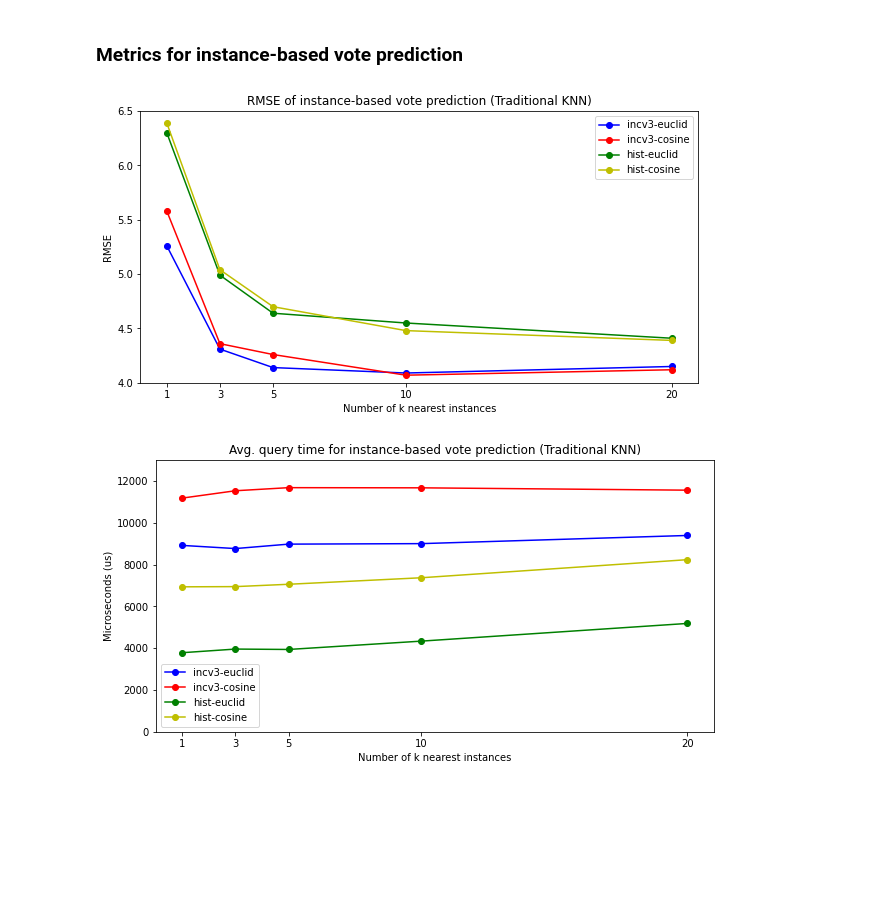
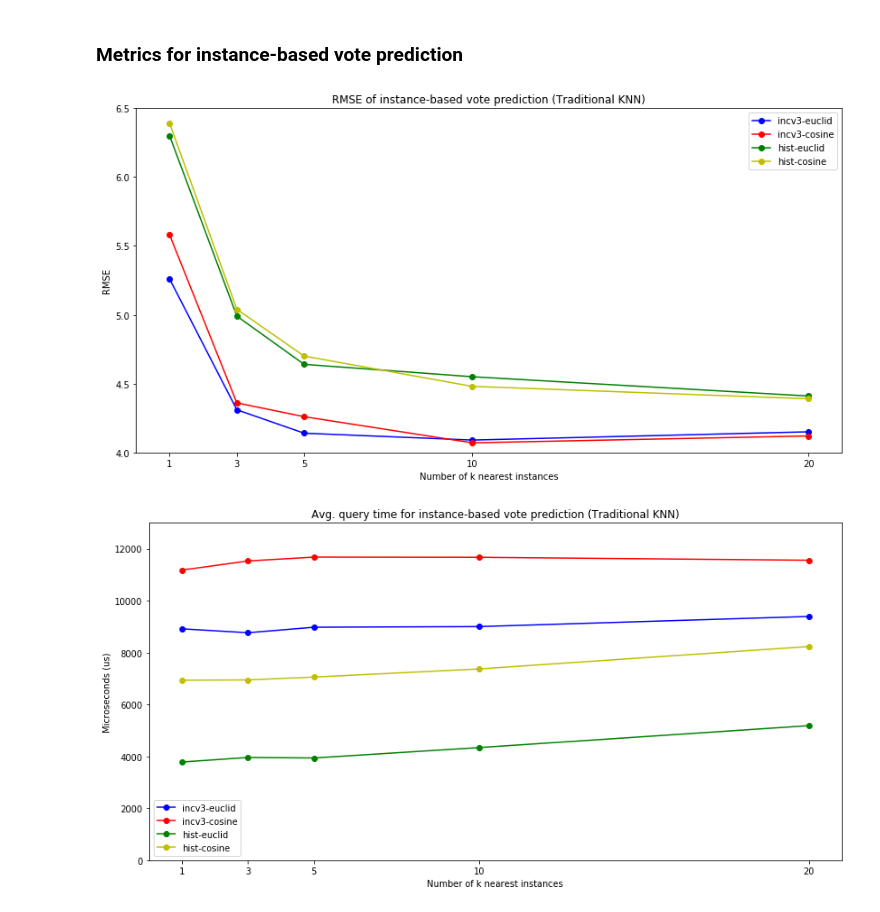
Before and after one commit to EstebanBrito/xai-ucm-unsup, a Jupyter notebook: notebooks/others/Figures.ipynb, the cells around one changed output. Drawn from its saved outputs; the diff is of its cells as text; code cells hidden in the pictures; blank space fills up the shorter version.

```diff
--- a/notebooks/others/Figures.ipynb
+++ b/notebooks/others/Figures.ipynb
@@ -102,23 +102,23 @@ plt.show()
 # %% [markdown]
 ### Metrics for instance-based vote prediction
 # %%
-plt.figure(figsize=(10, 5))
+plt.figure(figsize=(14, 7))
 plt.plot(k_values_knn, rmse_knn['incv3_feats_euclid'], 'b-o', label='incv3-euclid')
 plt.plot(k_values_knn, rmse_knn['incv3_feats_cosine'], 'r-o', label='incv3-cosine')
 plt.plot(k_values_knn, rmse_knn['color_hist_euclid'], 'g-o', label='hist-euclid')
 plt.plot(k_values_knn, rmse_knn['color_hist_cosine'], 'y-o', label='hist-cosine')
 plt.xlim(0, 21)
 plt.ylim(4.0, 6.5)
 plt.xticks(k_values_knn)
 plt.xlabel('Number of k nearest instances')
 plt.ylabel('RMSE')
 plt.legend()
 plt.title('RMSE of instance-based vote prediction (Traditional KNN)')
 plt.show()
 # %% [output]
-[figure, old version]
+[figure, new version]
 # %%
-plt.figure(figsize=(10, 5))
+plt.figure(figsize=(14, 7))
 plt.plot(k_values_knn, times_knn['incv3_feats_euclid'], 'b-o', label='incv3-euclid')
 plt.plot(k_values_knn, times_knn['incv3_feats_cosine'], 'r-o', label='incv3-cosine')
 plt.plot(k_values_knn, times_knn['color_hist_euclid'], 'g-o', label='hist-euclid')
@@ -132,4 +132,4 @@ plt.legend()
 plt.title('Avg. query time for instance-based vote prediction (Traditional KNN)')
 plt.show()
 # %% [output]
-[figure, old version]
+[figure, new version]
```
Also changed, not shown: parts of 2 cells of this notebook, 5 other files.
